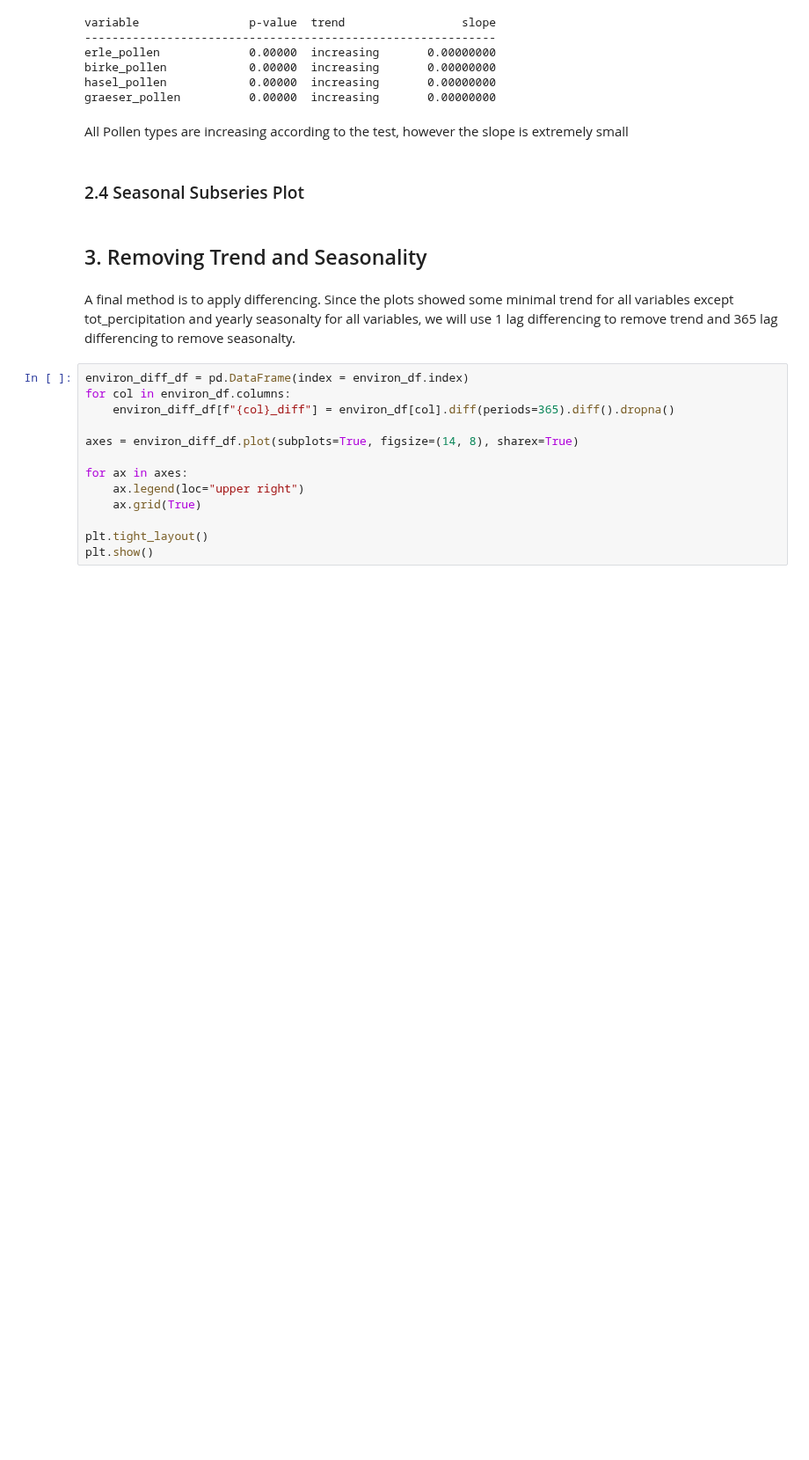
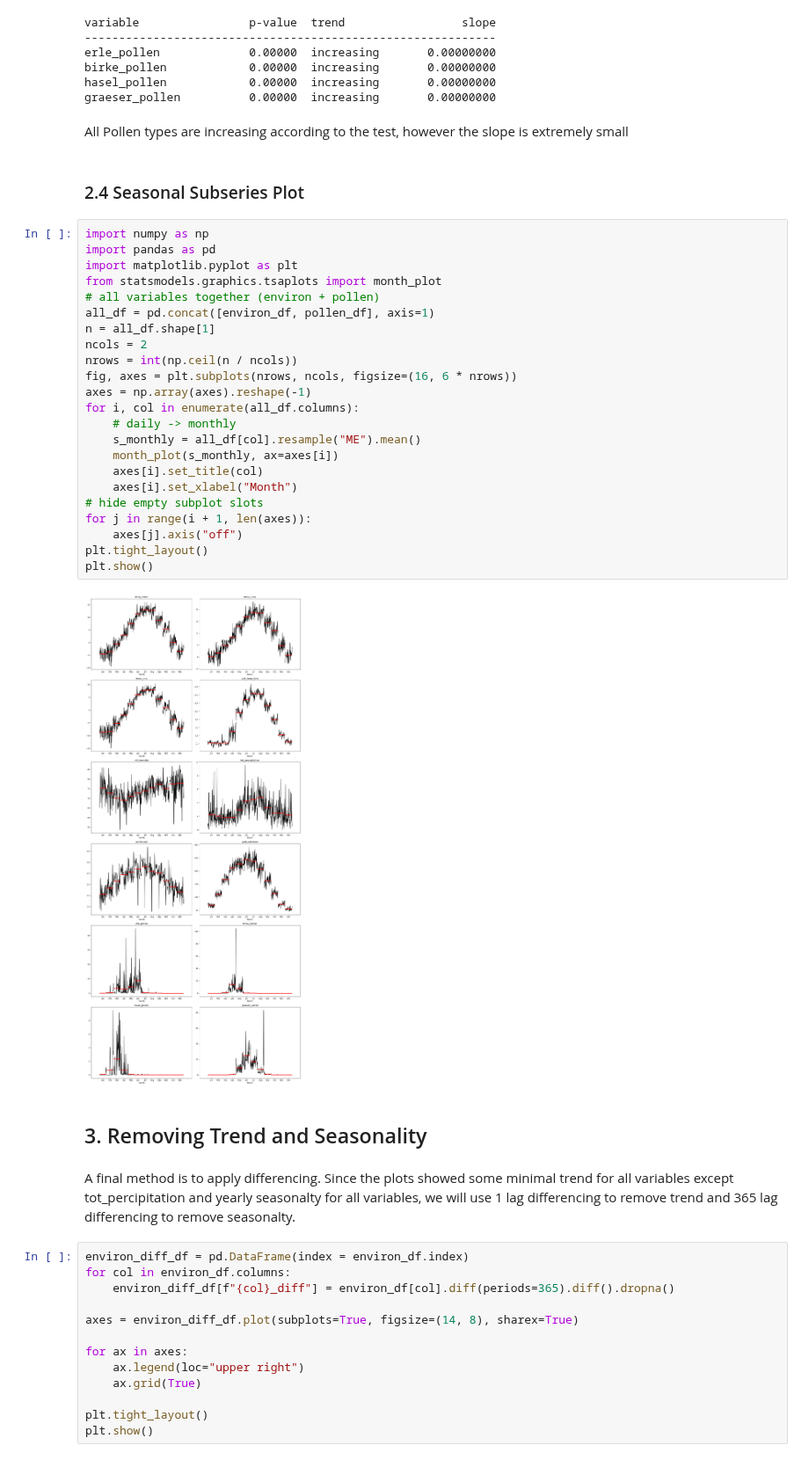
Before and after one commit to lnhrnndz/ESC403-Intro-to-Data-Science-Project, a Jupyter notebook: 03 TimeSeries.ipynb, the cells around one changed output. Shown at 88% size. Drawn from its saved outputs; the diff is of its cells as text; blank space fills up the shorter version.

```diff
--- a/03 TimeSeries.ipynb
+++ b/03 TimeSeries.ipynb
@@ -220,6 +224,31 @@ graeser_pollen          0.00000  increasing       0.00000000
 All Pollen types are increasing according to the test, however the slope is extremely small
 # %% [markdown]
 ### 2.4 Seasonal Subseries Plot
+# %%
+import numpy as np
+import pandas as pd
+import matplotlib.pyplot as plt
+from statsmodels.graphics.tsaplots import month_plot
+# all variables together (environ + pollen)
+all_df = pd.concat([environ_df, pollen_df], axis=1)
+n = all_df.shape[1]
+ncols = 2
+nrows = int(np.ceil(n / ncols))
+fig, axes = plt.subplots(nrows, ncols, figsize=(16, 6 * nrows))
+axes = np.array(axes).reshape(-1)
+for i, col in enumerate(all_df.columns):
+    # daily -> monthly
+    s_monthly = all_df[col].resample("ME").mean()
+    month_plot(s_monthly, ax=axes[i])
+    axes[i].set_title(col)
+    axes[i].set_xlabel("Month")
+# hide empty subplot slots
+for j in range(i + 1, len(axes)):
+    axes[j].axis("off")
+plt.tight_layout()
+plt.show()
+# %% [output]
+[figure, added]
 # %% [markdown]
 ## 3. Removing Trend and Seasonality
 # %% [markdown]
```
Also changed, not shown: parts of 13 cells of this notebook.
